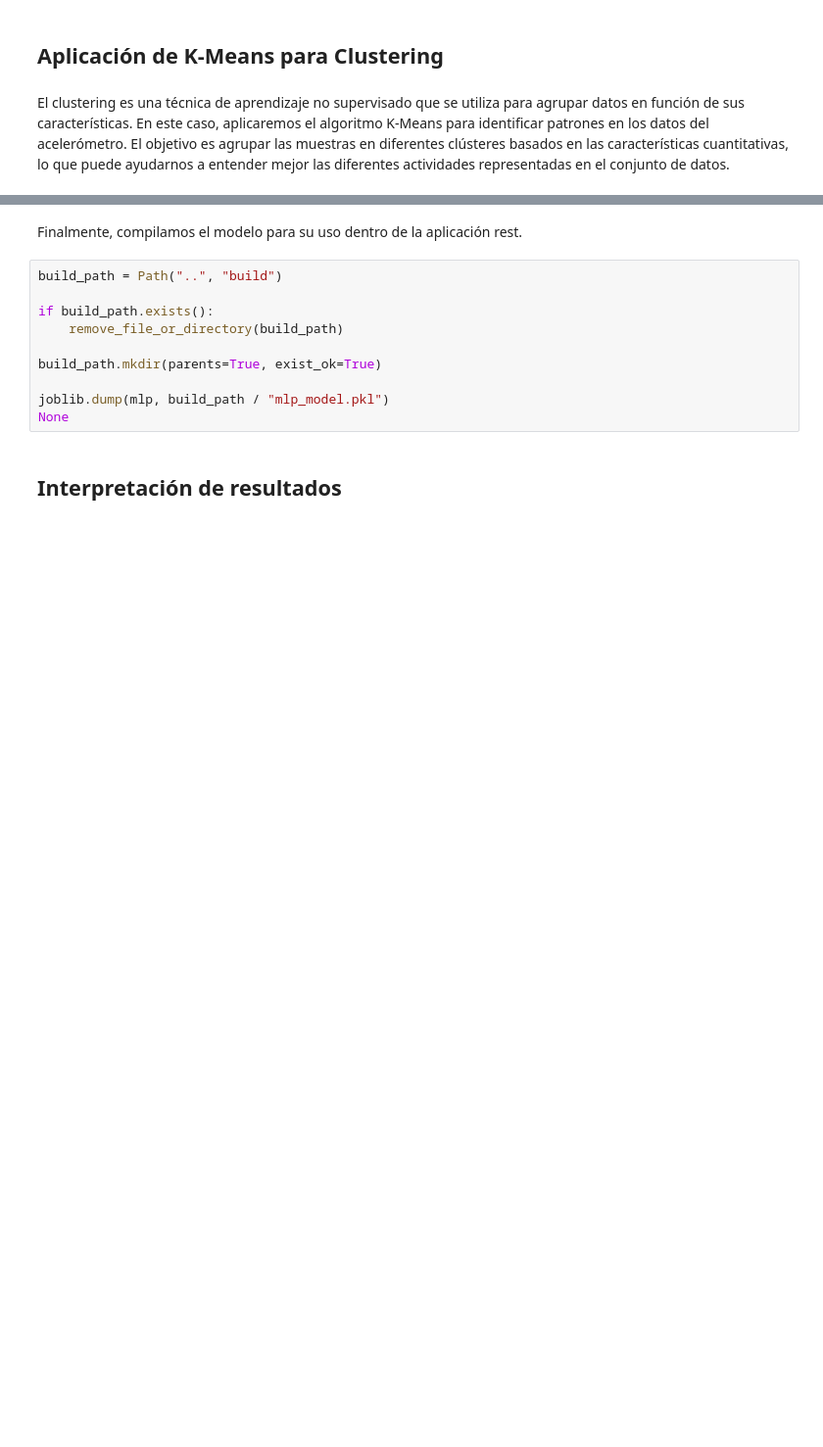
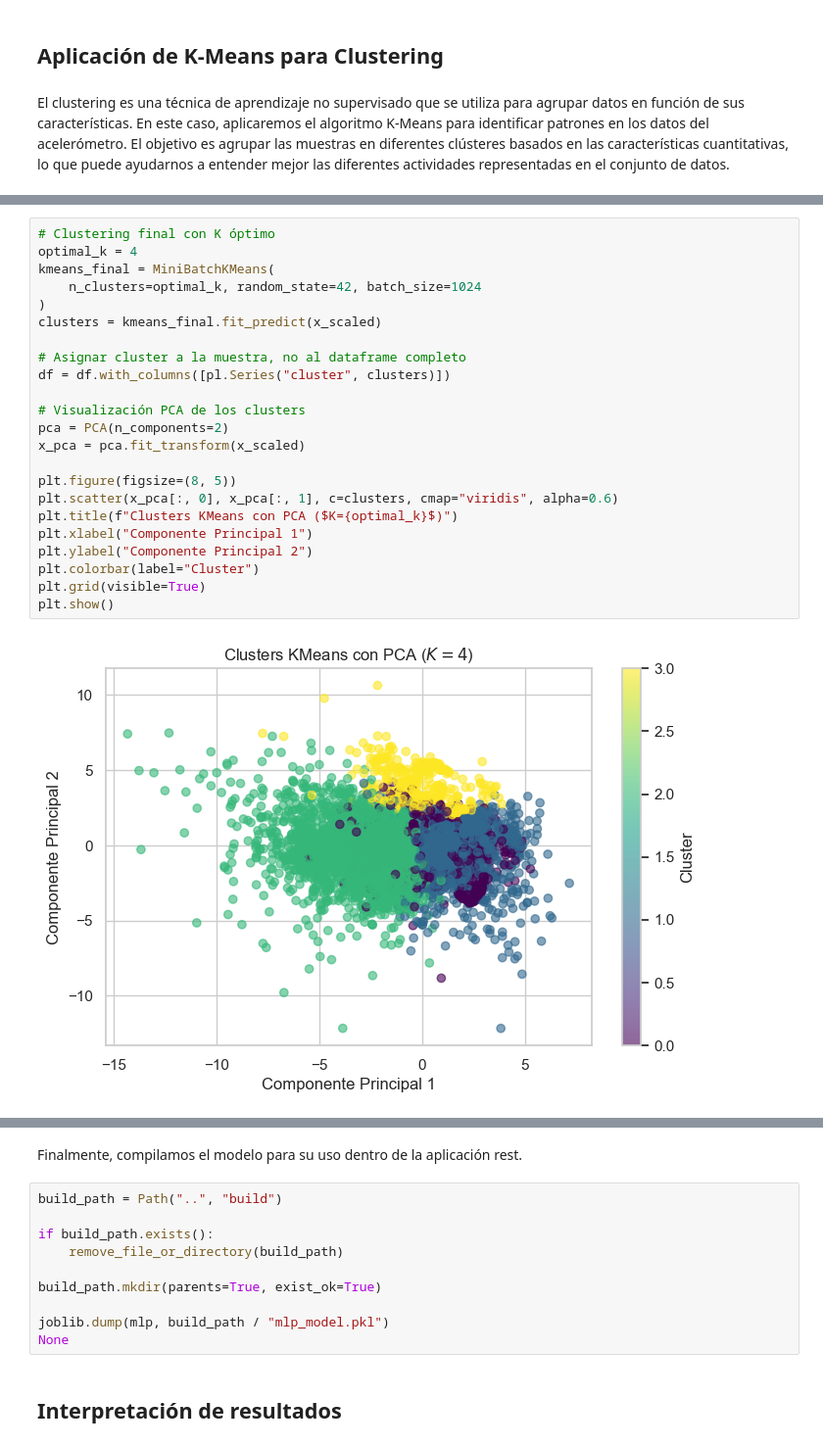
Before and after one commit to martindotpy/har-api, a Jupyter notebook: notebook/har_clustering.ipynb, the cells around one changed output, grey strips where cells are left out. Shown at 98% size. Saved outputs shown, nothing was run; the diff lists cells and outputs as text; blank space fills up the shorter version.

```diff
--- a/notebook/har_clustering.ipynb
+++ b/notebook/har_clustering.ipynb
@@ -555 +546,26 @@ y = df["activity"].to_numpy()
+# %%
+# Clustering final con K óptimo
+optimal_k = 4
+kmeans_final = MiniBatchKMeans(
+    n_clusters=optimal_k, random_state=42, batch_size=1024
+)
+clusters = kmeans_final.fit_predict(x_scaled)
+
+# Asignar cluster a la muestra, no al dataframe completo
+df = df.with_columns([pl.Series("cluster", clusters)])
+
+# Visualización PCA de los clusters
+pca = PCA(n_components=2)
+x_pca = pca.fit_transform(x_scaled)
+
+plt.figure(figsize=(8, 5))
+plt.scatter(x_pca[:, 0], x_pca[:, 1], c=clusters, cmap="viridis", alpha=0.6)
+plt.title(f"Clusters KMeans con PCA ($K={optimal_k}$)")
+plt.xlabel("Componente Principal 1")
+plt.ylabel("Componente Principal 2")
+plt.colorbar(label="Cluster")
+plt.grid(visible=True)
+plt.show()
+# %% [output]
+[figure, added]
 # %%
```
Also changed, not shown: parts of 38 cells of this notebook, 25 other files.
